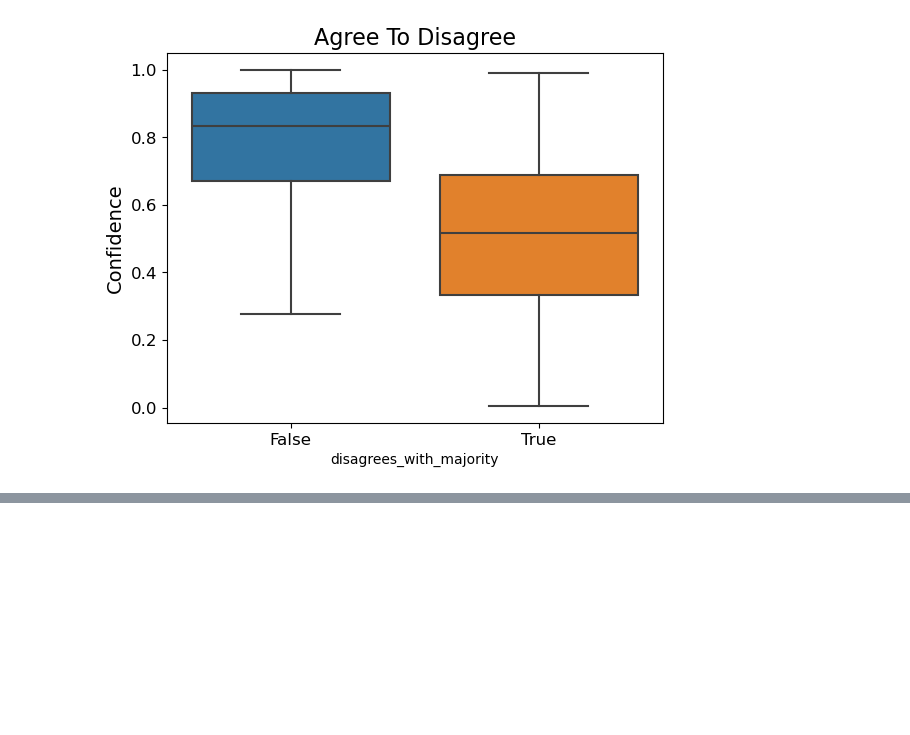
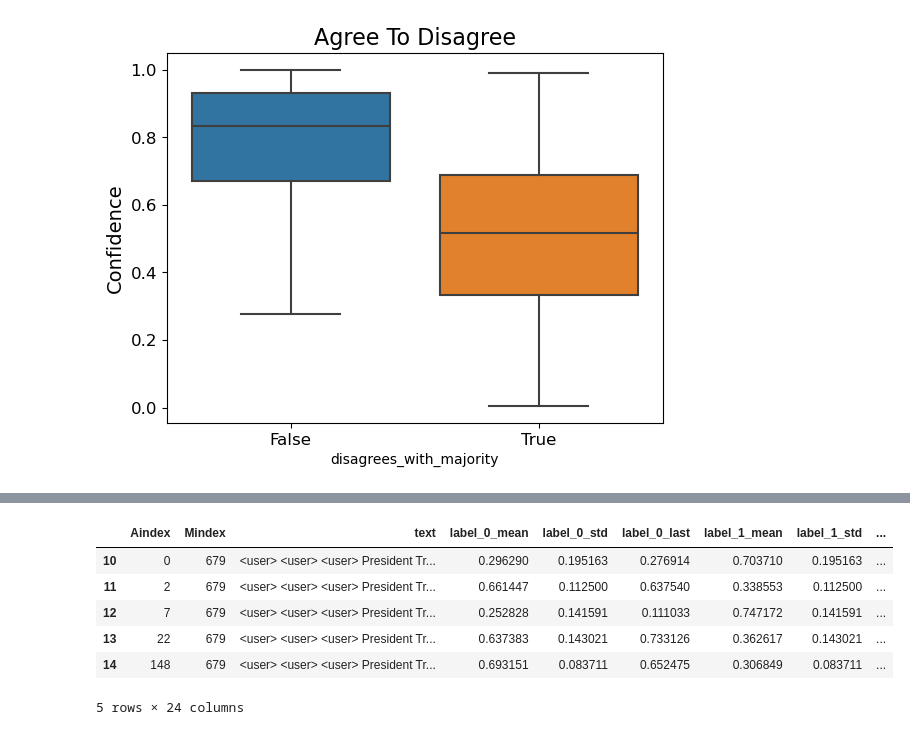
Before and after one commit to abhishekanand1710/noise-and-bias, a Jupyter notebook: dataset-cartography/agree-to-disagree/cartography_plotting_disco.ipynb, the cells around one changed output, grey strips where cells are left out. Drawn from its saved outputs; the diff is of its cells as text; code cells hidden in the pictures; blank space fills up the shorter version.

```diff
--- a/dataset-cartography/agree-to-disagree/cartography_plotting_disco.ipynb
+++ b/dataset-cartography/agree-to-disagree/cartography_plotting_disco.ipynb
@@ -668,0 +735,3 @@ plt.yticks(fontsize=12)
+# %%
+cartography_df_merged = cartography_df.merge(cartography_majority[['comment_id', 'confidence', 'variability']], on='comment_id')
+cartography_df_merged.info()
@@ -668,0 +756,3 @@ plt.yticks(fontsize=12)
+# %%
+cartography_df_merged.rename(columns={'confidence_x': 'confidence', 'variability_x': 'variability', 'confidence_y': 'majority_confidence', 'variability_y': 'majority_variability'}, inplace=True)
+cartography_df_merged.info()
@@ -668,0 +779,11 @@ plt.yticks(fontsize=12)
+# %%
+both_votes_df = cartography_df_merged[cartography_df_merged['agreement_factor'] < 1.0].copy()
+both_votes_df.head()
+# %% [output]
+|  | Aindex | Mindex | text | label_0_mean | label_0_std | label_0_last | label_1_mean | label_1_std | ... |
+| 10 | 0 | 679 | <user> <user> <user> President Tr... | 0.296290 | 0.195163 | 0.276914 | 0.703710 | 0.195163 | ... |
+| 11 | 2 | 679 | <user> <user> <user> President Tr... | 0.661447 | 0.112500 | 0.637540 | 0.338553 | 0.112500 | ... |
+| 12 | 7 | 679 | <user> <user> <user> President Tr... | 0.252828 | 0.141591 | 0.111033 | 0.747172 | 0.141591 | ... |
+| 13 | 22 | 679 | <user> <user> <user> President Tr... | 0.637383 | 0.143021 | 0.733126 | 0.362617 | 0.143021 | ... |
+| 14 | 148 | 679 | <user> <user> <user> President Tr... | 0.693151 | 0.083711 | 0.652475 | 0.306849 | 0.083711 | ... |
+5 rows × 24 columns
```
Also changed, not shown: parts of 9 cells of this notebook, 8 other files.
